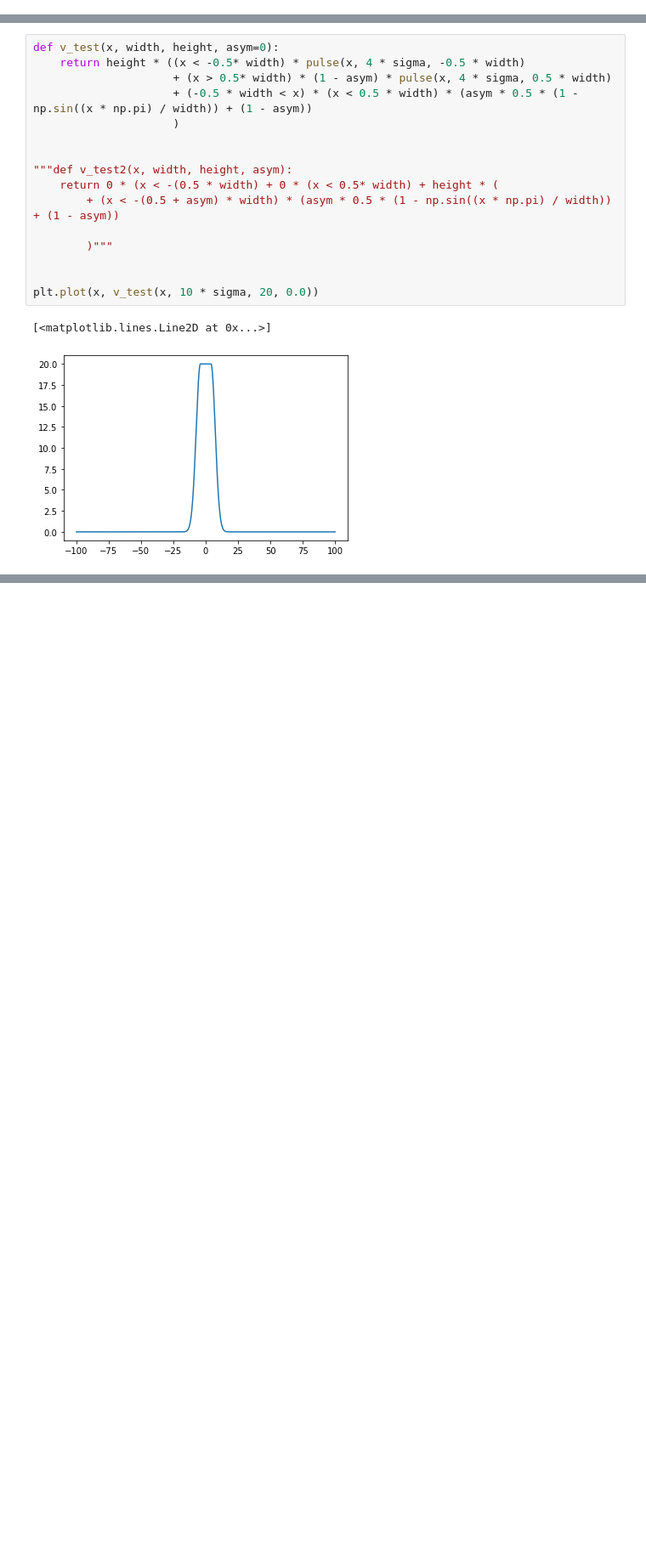
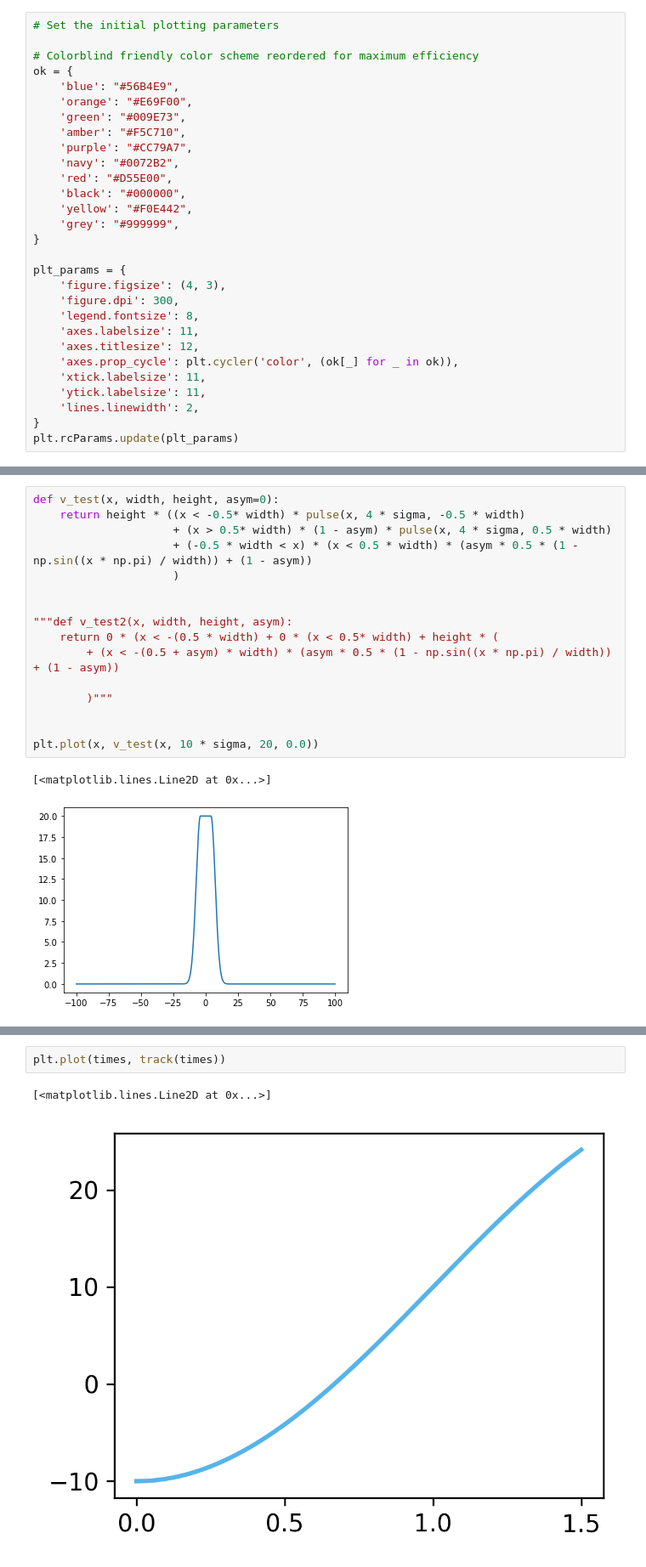
Before and after one commit to dustindberg/GPE, a Jupyter notebook: Sandbox.ipynb, the cells around one changed output, grey strips where cells are left out. Shown at 85% size. Cells and saved outputs as stored; diff of their text form; blank space fills up the shorter version.

```diff
--- a/Sandbox.ipynb
+++ b/Sandbox.ipynb
@@ -20,6 +20,35 @@ import tqdm
 import pickle
 import sys
 import os
+# %%
+# Set the initial plotting parameters
+
+# Colorblind friendly color scheme reordered for maximum efficiency
+ok = {
+    'blue': "#56B4E9",
+    'orange': "#E69F00",
+    'green': "#009E73",
+    'amber': "#F5C710",
+    'purple': "#CC79A7",
+    'navy': "#0072B2",
+    'red': "#D55E00",
+    'black': "#000000",
+    'yellow': "#F0E442",
+    'grey': "#999999",
+}
+
+plt_params = {
+    'figure.figsize': (4, 3),
+    'figure.dpi': 300,
+    'legend.fontsize': 8,
+    'axes.labelsize': 11,
+    'axes.titlesize': 12,
+    'axes.prop_cycle': plt.cycler('color', (ok[_] for _ in ok)),
+    'xtick.labelsize': 11,
+    'ytick.labelsize': 11,
+    'lines.linewidth': 2,
+}
+plt.rcParams.update(plt_params)
 # %%
 ########################################################################################################################
 #
@@ -902,0 +1106,5 @@ plt.plot(x, v_test(x, 10 * sigma, 20, 0.0))
+# %%
+plt.plot(times, track(times))
+# %% [output]
+[<matplotlib.lines.Line2D at 0x...>]
+[figure, added]
```
Also changed, not shown: parts of 4 cells of this notebook, 4 other files.
